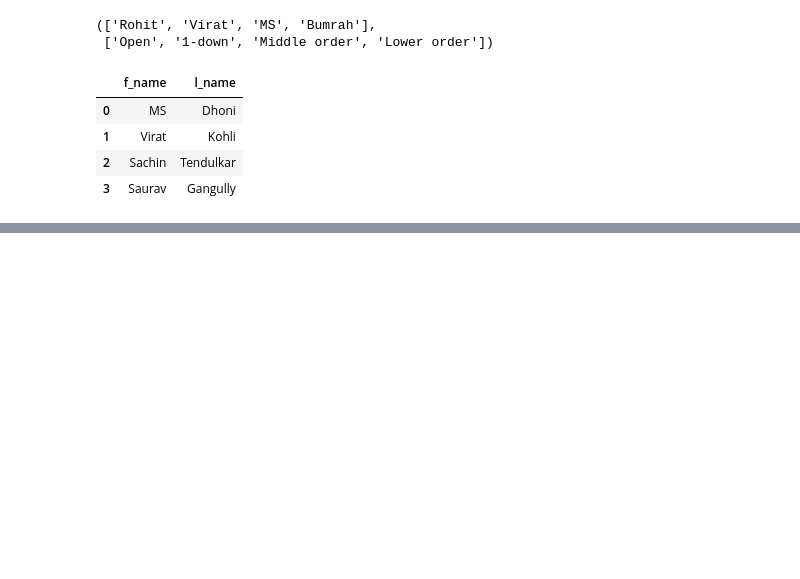
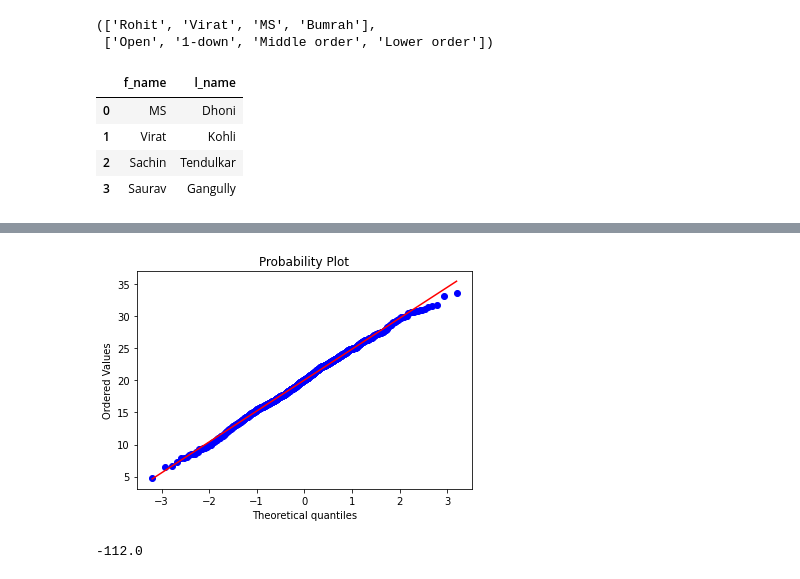
Before and after one commit to raj-shr-git/AAIC_Practice, a Jupyter notebook: VIDEO_PRACTICE/MODULE-1/M2_Sec1_EDA.ipynb, the cells around one changed output, grey strips where cells are left out. Drawn from its saved outputs; the diff is of its cells as text; code cells hidden in the pictures; blank space fills up the shorter version.

```diff
--- a/VIDEO_PRACTICE/MODULE-1/M2_Sec1_EDA.ipynb
+++ b/VIDEO_PRACTICE/MODULE-1/M2_Sec1_EDA.ipynb
@@ -456,0 +479,7 @@ kurt(dummy_arr1), kurt(dummy_arr2) ## p-value of arr2 is highly significant(<0.0
+# %%
+data_qq = np.random.normal(20,5,1000)
+# %%
+scipy.stats.probplot(data_qq,plot=plt)
+plt.show();
+# %% [output]
+[figure, added]
@@ -456,0 +490,4 @@ kurt(dummy_arr1), kurt(dummy_arr2) ## p-value of arr2 is highly significant(<0.0
+# %%
+np.percentile(dummy_arr2,1)
+# %% [output]
+-112.0
```
Also changed, not shown: parts of 36 cells of this notebook.
